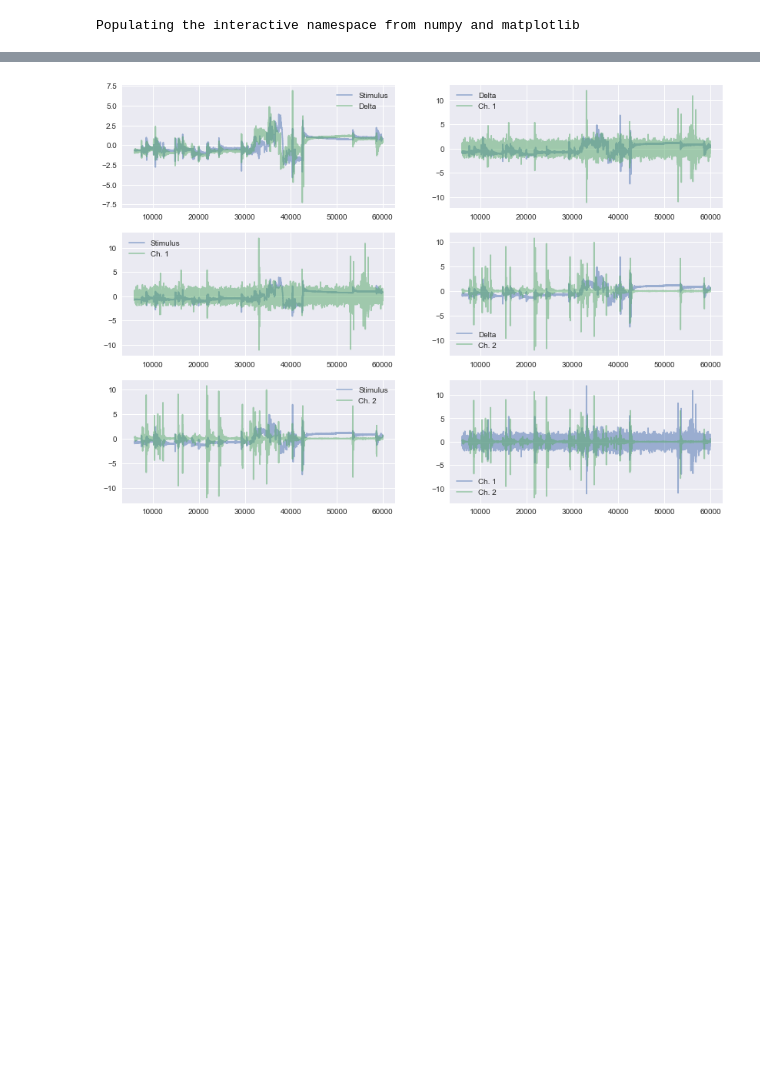
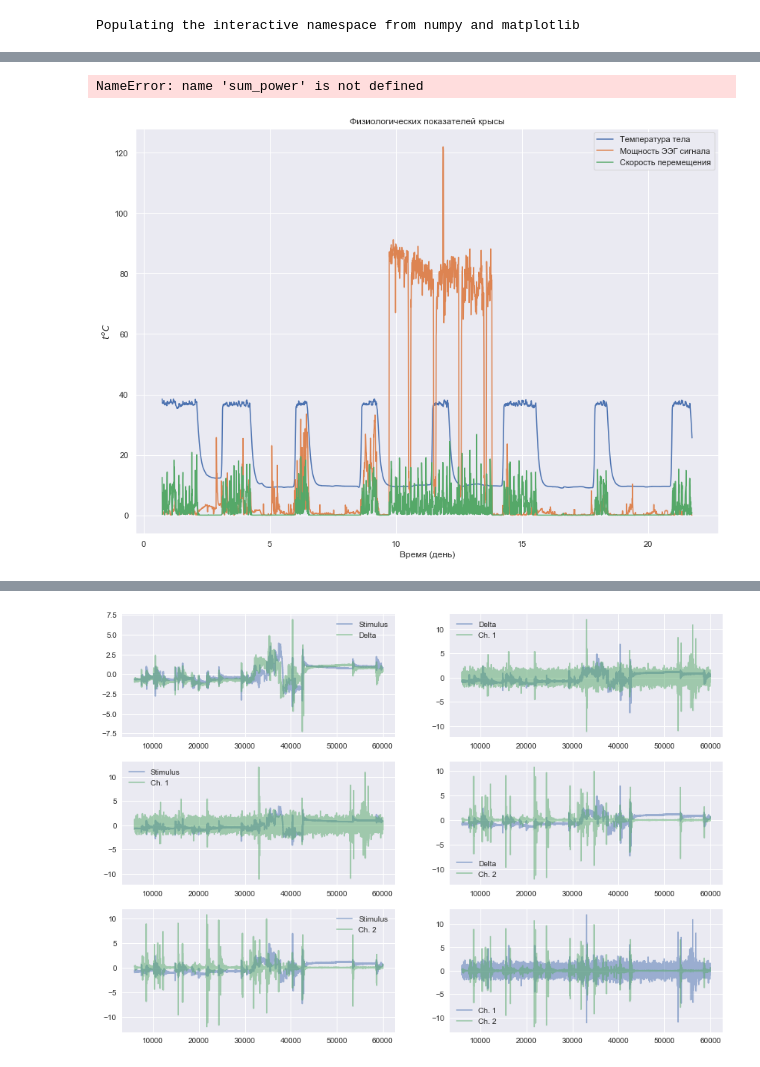
Before and after one commit to BasilMinkov/Jupyter-Notebooks, a Jupyter notebook: RatEEG.ipynb, the cells around one changed output, grey strips where cells are left out. Saved outputs shown, nothing was run; the diff lists cells and outputs as text; code cells hidden in the pictures; blank space fills up the shorter version.

```diff
--- a/RatEEG.ipynb
+++ b/RatEEG.ipynb
@@ -25,0 +255,2 @@ df = df.T
+# %%
+start_epoc = temp[(temp['Year']==start[0])&(temp['Month']==start[1])&(temp['Day']==start[2])&(temp['Hour']==start[3])&(temp['Minute']==start[4])].index[0]
@@ -25,0 +270,5 @@ df = df.T
+# %%
+n_slises = 20
+band = np.array([1, 2])
+power = np.zeros([n_epocs, n_slises])
+step = fs*60*10
@@ -25,0 +284,22 @@ df = df.T
+# %%
+sum_power = np.array(list(map(lambda i: (df_epocs.iloc[i*step:(i+1)*step, 0]**2).mean(), np.arange(n_epocs))))
+sum_a = np.array(list(map(lambda i: (np.abs(df_epocs.iloc[i*step:(i+1)*step, 1]-df_epocs.iloc[i*step:(i+1)*step, 1].mean())).mean(), np.arange(n_epocs))))
+# %%
+temp.iloc[start_epoc:start_epoc+n_epocs,-2] = sum_power*1e3
+temp.iloc[start_epoc:start_epoc+n_epocs,-1] = sum_a*1e-1
+# %% [output]
+NameError: name 'sum_power' is not defined
+# %%
+time_array = temp.dropna().index/6/24
+
+plt.plot(time_array, temp.dropna().iloc[:, -3], label="Температура тела")
+plt.plot(time_array, temp.dropna().iloc[:, -2], label="Мощность ЭЭГ сигнала")
+plt.plot(time_array, temp.dropna().iloc[:, -1], label="Скорость перемещения")
+
+plt.title("Физиологические показатели крысы")
+plt.ylabel(r"$t^o C$")
+plt.xlabel("Время (день)")
+plt.legend()
+plt.show()
+# %% [output]
+[figure, added]
```
Also changed, not shown: parts of 78 cells of this notebook.
